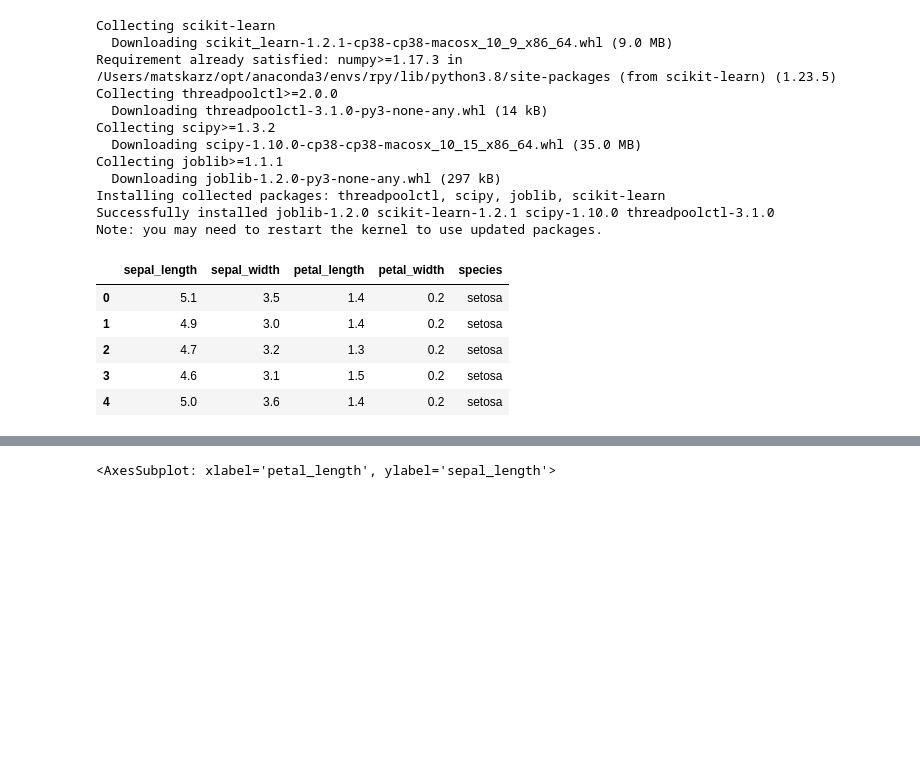
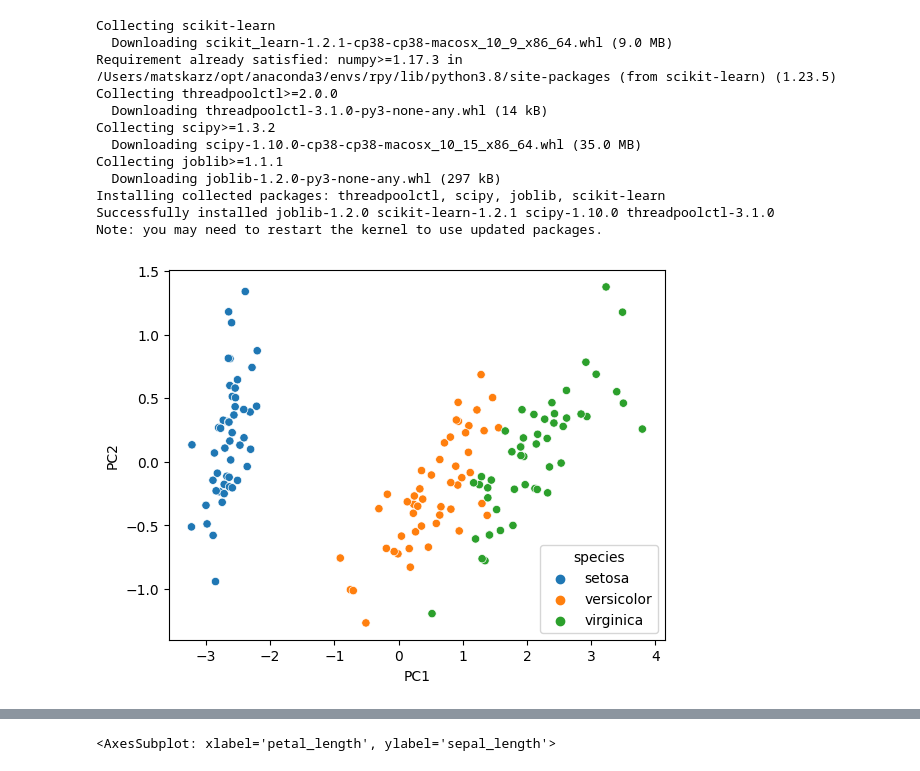
Before and after one commit to maptv/Introduction_to_Data_Mining_R_Examples, a Jupyter notebook: book_src/tutorial3.ipynb, the cells around one changed output, grey strips where cells are left out. Drawn from its saved outputs; the diff is of its cells as text; code cells hidden in the pictures; blank space fills up the shorter version.

Commit message:
make pca plot in python

```diff
--- a/book_src/tutorial3.ipynb
+++ b/book_src/tutorial3.ipynb
@@ -175,12 +175,11 @@ pd.Series(pca.explained_variance_).plot(marker="o")
 plt.title("Principal Component Analysis");
 plt.ylabel("Variances");
 plt.xlabel("Principal Components");
-# %%
-iris.head()
-# %% [output]
-|  | sepal_length | sepal_width | petal_length | petal_width | species |
-| 0 | 5.1 | 3.5 | 1.4 | 0.2 | setosa |
-| 1 | 4.9 | 3.0 | 1.4 | 0.2 | setosa |
-| 2 | 4.7 | 3.2 | 1.3 | 0.2 | setosa |
-| 3 | 4.6 | 3.1 | 1.5 | 0.2 | setosa |
-| 4 | 5.0 | 3.6 | 1.4 | 0.2 | setosa |
+# %%
+pca_df = pd.DataFrame(iris_pca, columns=["PC" + str(n) for n in range(1, 5)])
+# %%
+pca_df = pca_df.assign(species=iris["species"])
+# %%
+sns.scatterplot(pca_df, x="PC1", y="PC2", hue="species");
+# %% [output]
+[figure, added]
```
Also changed, not shown: parts of 1 cell of this notebook.
